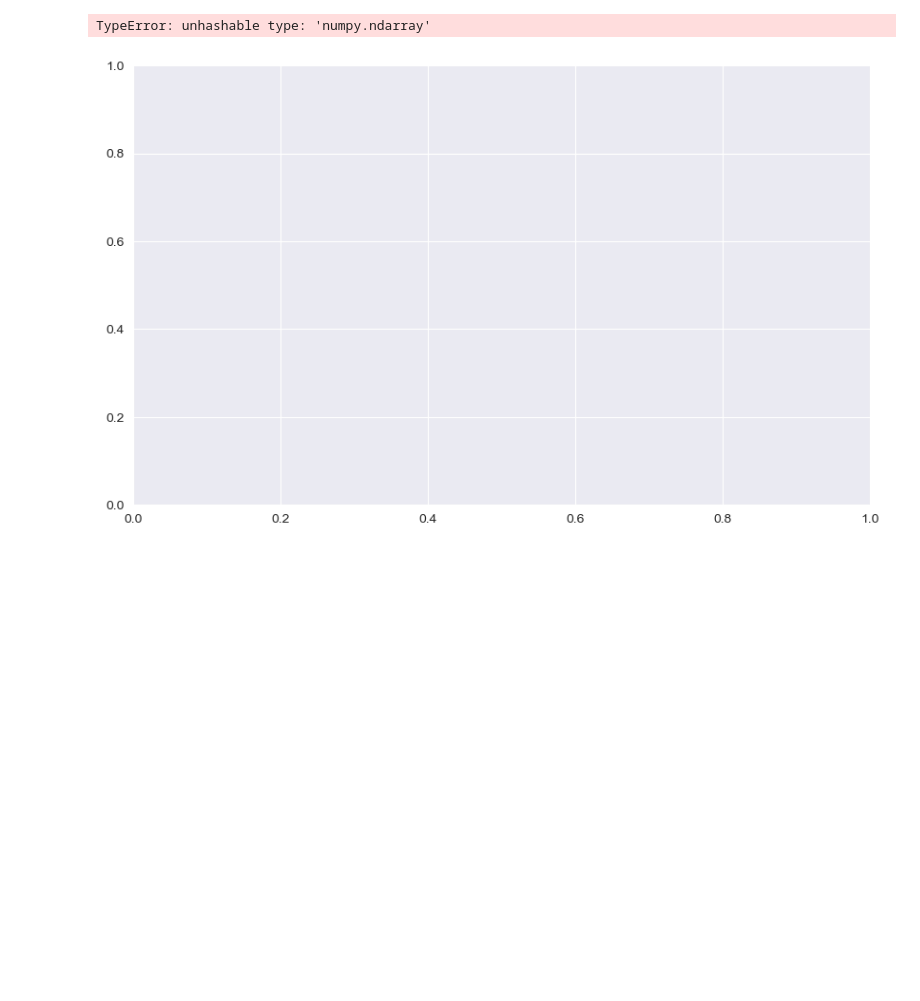
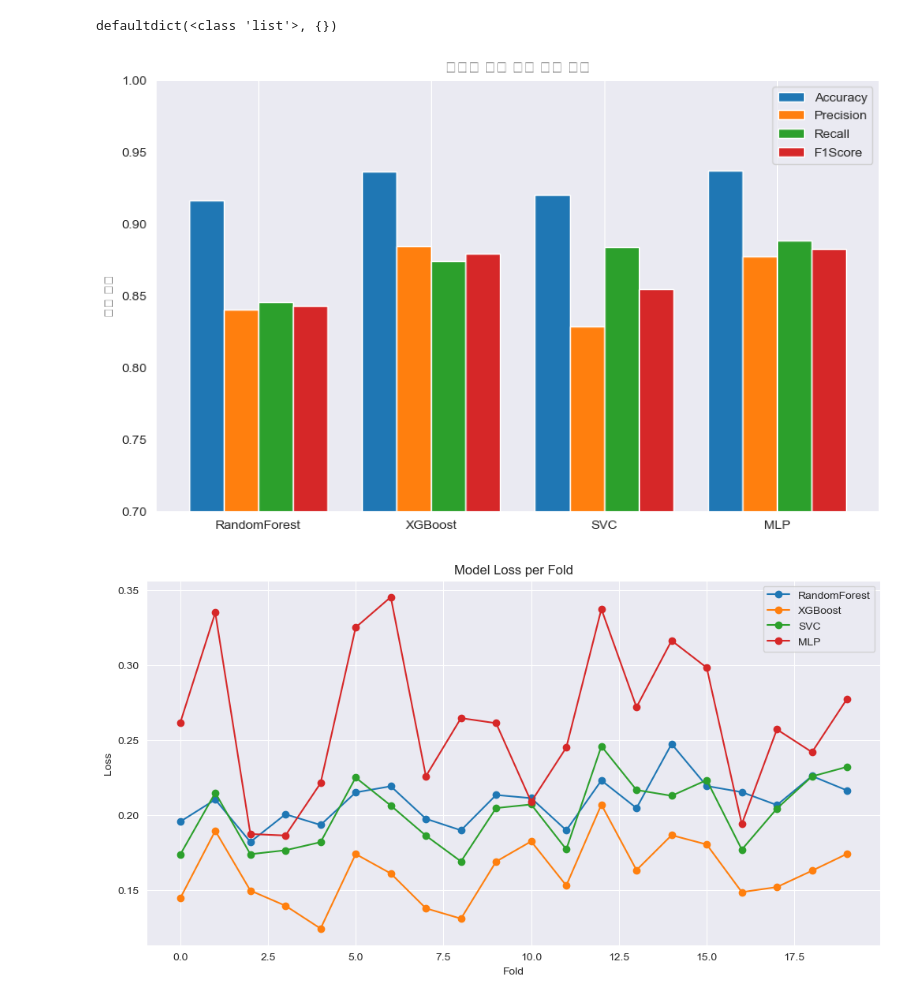
Before and after one commit to NK991118/SKN14-2nd-4Team, a Jupyter notebook: GimGwangRyeong/machine_learning.ipynb, the cells around one changed output. Saved outputs shown, nothing was run; the diff lists cells and outputs as text; code cells hidden in the pictures; blank space fills up the shorter version.

```diff
--- a/GimGwangRyeong/machine_learning.ipynb
+++ b/GimGwangRyeong/machine_learning.ipynb
@@ -5,13 +5,7 @@ import matplotlib.pyplot as plt
 import seaborn as sns
 from tensorflow.python.ops.losses.losses_impl import log_loss
 # %%
-df = pd.read_csv('data/WA_Fn-UseC_-HR-Employee-Attrition.csv')
+df = pd.read_csv('data/gym_churn_us.csv')
 
-filtered_df=df[[
-    'Age', 'Attrition', 'EnvironmentSatisfaction', 'JobInvolvement',
-    'JobLevel', 'JobSatisfaction', 'MonthlyIncome', 'OverTime',
-    'StockOptionLevel', 'TotalWorkingYears', 'YearsAtCompany',
-    'YearsInCurrentRole', 'YearsWithCurrManager'
-]]
-filtered_df
+df.info()
 # %% [output]
@@ -229,16 +224,54 @@ F1 Score: 0.9124
-# %%
-plt.figure(figsize=(10, 6))
-n = len(next(iter(loss_history.values())))  # 기록된 반복 횟수
-
-for name, loss_list in loss_history.items():
-    plt.plot(range(1, n + 1), loss_list, label=name)
-    plt.xlabel('Iteration')
-    plt.ylabel('Log Loss')
-    plt.title('Model Log Loss over Iterations')
-    plt.legend()
-    plt.grid(True)
-
-    plt.show()
-# %% [output]
-TypeError: unhashable type: 'numpy.ndarray'
-[figure, removed]
+# %%
+print(loss_history)
+# %% [output]
+defaultdict(<class 'list'>, {})
+# %%
+files = {
+    "RandomForest": "data/RandomForest_metrics.csv",
+    "XGBoost":      "data/XGBoost_metrics.csv",
+    "SVC":          "data/SVC_metrics.csv",
+    "MLP":          "data/MLP_metrics.csv",
+}
+
+metrics_avg = {}
+for model, path in files.items():
+    df = pd.read_csv(path)
+    metrics_avg[model] = df.mean(numeric_only=True)   # 숫자 열만 평균
+
+avg_df = pd.DataFrame(metrics_avg).T   # 행: 모델, 열: 지표
+
+labels  = avg_df.index.tolist()
+metrics = avg_df.columns.tolist()
+
+x = np.arange(len(labels))
+width = 0.2
+
+fig, ax = plt.subplots(figsize=(10, 6))
+for i, metric in enumerate(metrics):
+    ax.bar(x + i*width, avg_df[metric], width, label=metric)
+
+ax.set_xticks(x + width * (len(metrics) - 1) / 2)
+ax.set_xticklabels(labels)
+ax.set_ylim(0.7, 1.0)
+ax.set_title("모델별 평가 지표 평균 비교")
+ax.set_ylabel("평균 점수")
+ax.legend()
+ax.grid(axis="y")
+
+plt.show()
+
+df_loss = pd.read_csv("data/loss_per_model.csv")
+
+plt.figure(figsize=(12, 6))
+for column in df_loss.columns:
+    plt.plot(df_loss.index, df_loss[column], marker='o', label=column)
+
+plt.xlabel('Fold')
+plt.ylabel('Loss')
+plt.title('Model Loss per Fold')
+plt.legend()
+plt.grid(True)
+plt.show()
+# %% [output]
+[figure, added]
+[figure, added]
```
Also changed, not shown: parts of 10 cells of this notebook, 9 other files.
